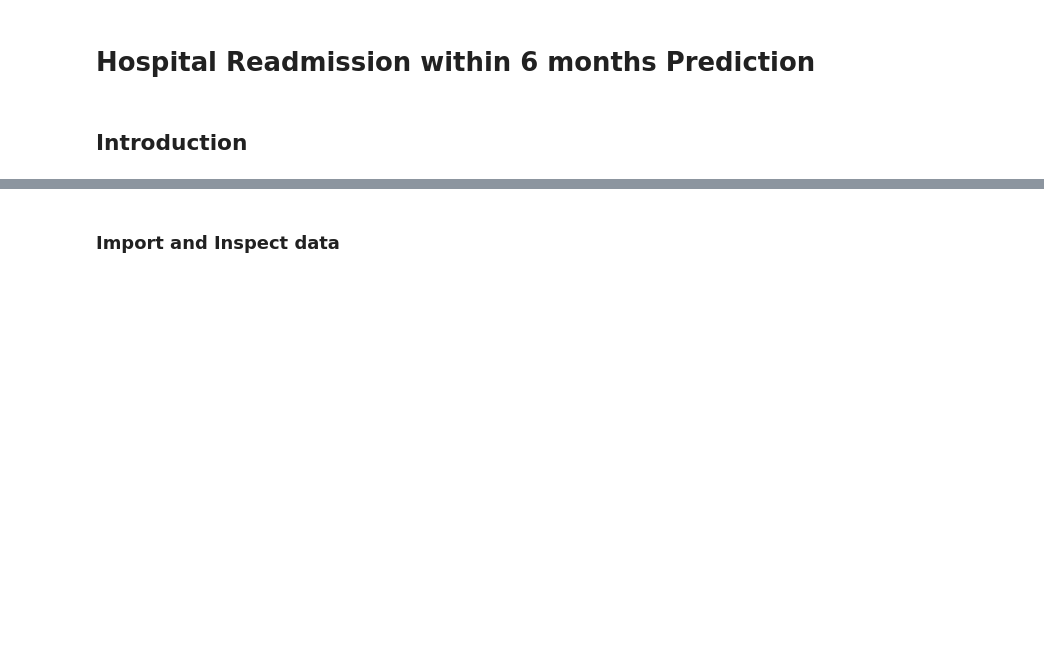
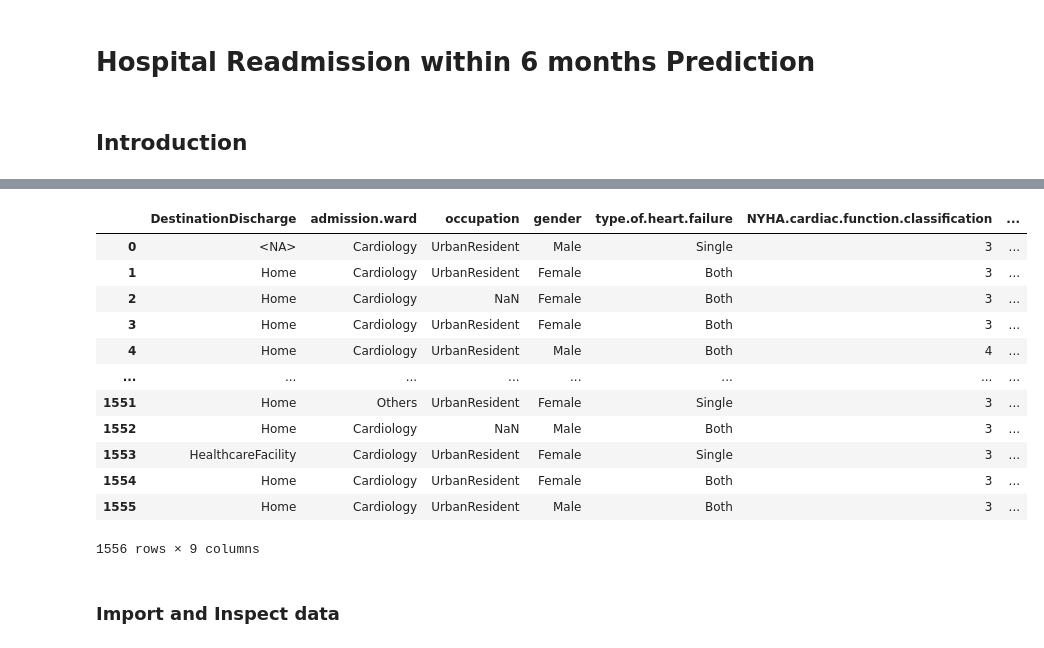
Before and after one commit to elisa-v/hospital_readmission, a Jupyter notebook: notebooks/data_inspection.ipynb, the cells around one changed output, grey strips where cells are left out. Drawn from its saved outputs; the diff is of its cells as text; code cells hidden in the pictures; blank space fills up the shorter version.

```diff
--- a/notebooks/data_inspection.ipynb
+++ b/notebooks/data_inspection.ipynb
@@ -20,3 +20,12 @@ from scipy.stats import zscore
 
 %load_ext autoreload
 %autoreload 2
+# %%
+from omegaconf import OmegaConf
+from src.process import process
+
+# Load config file directly
+config = OmegaConf.load("../config/main.yaml")
+
+# Call your pipeline
+x_cat, x_bin, x_num = process(config)
@@ -23,3 +50,19 @@ from scipy.stats import zscore
+# %%
+x_cat
+# %% [output]
+|  | DestinationDischarge | admission.ward | occupation | gender | type.of.heart.failure | NYHA.cardiac.function.classification | ... |
+| 0 | <NA> | Cardiology | UrbanResident | Male | Single | 3 | ... |
+| 1 | Home | Cardiology | UrbanResident | Female | Both | 3 | ... |
+| 2 | Home | Cardiology | NaN | Female | Both | 3 | ... |
+| 3 | Home | Cardiology | UrbanResident | Female | Both | 3 | ... |
+| 4 | Home | Cardiology | UrbanResident | Male | Both | 4 | ... |
+| ... | ... | ... | ... | ... | ... | ... | ... |
+| 1551 | Home | Others | UrbanResident | Female | Single | 3 | ... |
+| 1552 | Home | Cardiology | NaN | Male | Both | 3 | ... |
+| 1553 | HealthcareFacility | Cardiology | UrbanResident | Female | Single | 3 | ... |
+| 1554 | Home | Cardiology | UrbanResident | Female | Both | 3 | ... |
+| 1555 | Home | Cardiology | UrbanResident | Male | Both | 3 | ... |
+1556 rows × 9 columns
 # %% [markdown]
 ### Import and Inspect data
 # %%
```
Also changed, not shown: parts of 13 cells of this notebook, 1 other file.
